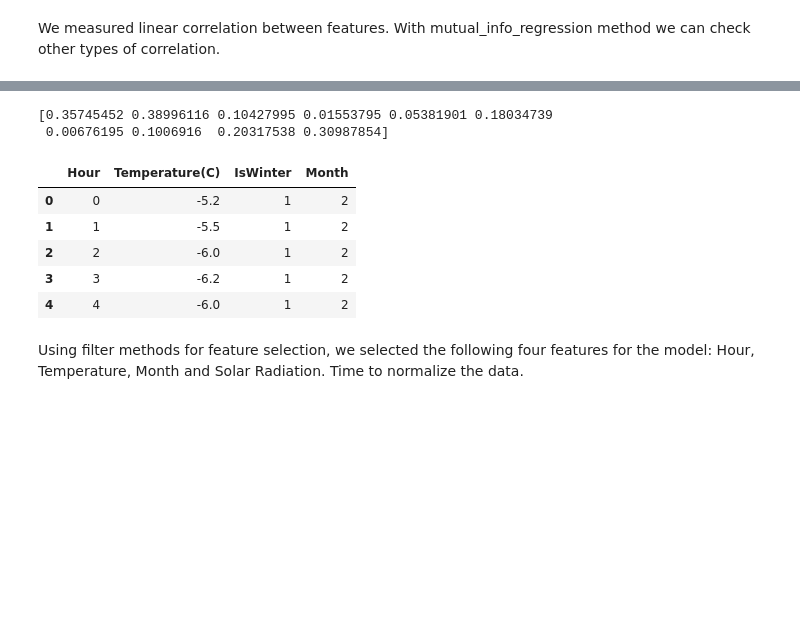
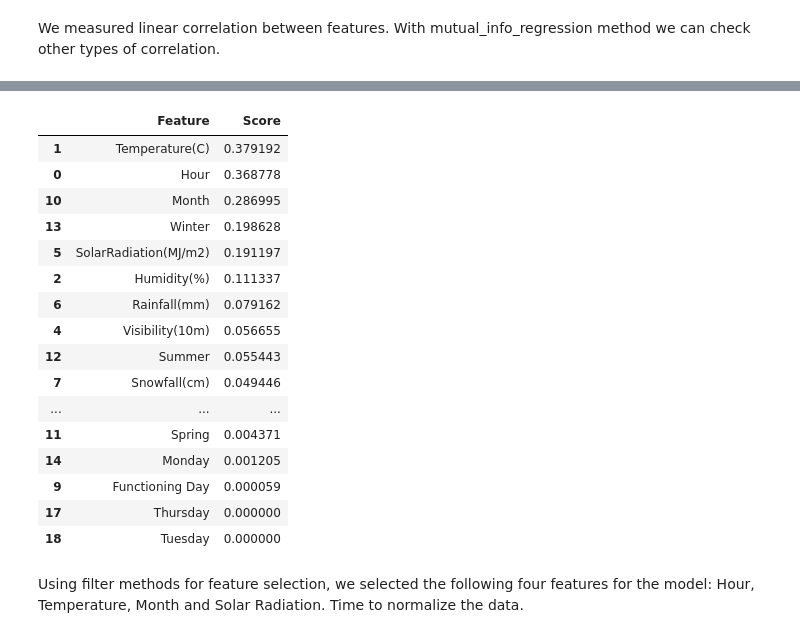
Before and after one commit to R0go/Bikes, a Jupyter notebook: Bikes_project.ipynb, the cells around one changed output, grey strips where cells are left out. Cells and saved outputs as stored; diff of their text form; code cells hidden in the pictures; blank space fills up the shorter version.

```diff
--- a/Bikes_project.ipynb
+++ b/Bikes_project.ipynb
@@ -458,13 +497,12 @@ We measured linear correlation between features. With mutual_info_regression met
 #removing obsolete features
 #Snowfall and Rainfall columns are now obsolete due to Precipitation feature
 #removing also Seasons and Dew point tempterature as they are correlated to other features (Month and Temperature respectively)
-features = bikes_df_testing.drop(columns = ['RentedBikeCount', 'Date','Rainfall(mm)', 'Snowfall(cm)', 'Seasons', 'Dew point temperature(C)'])
+X = bikes_df_testing.drop(columns = ['RentedBikeCount', 'Date','WeekDay','WeekDayEncoding','Precipitation', 'Seasons', 'Dew point temperature(C)', 'IsWinter'])
 #encoding categorical features
-le = LabelEncoder()
-features['Hour'] = le.fit_transform(features['Hour'])
-features['Month'] = le.fit_transform(features['Month'])
-features['Holiday'] = le.fit_transform(features['Holiday'])
-features['Precipitation'] = le.fit_transform(features['Precipitation'])
+
+
+
+
 Y = bikes_df_testing['RentedBikeCount']
 # %%
 #making sure all features are numerical
@@ -490,25 +528,42 @@ memory usage: 616.1 KB
-# %%
-print(mutual_info_regression(features, Y, random_state=68, discrete_features=[0,4,5,6]))
-# %% [output]
-[0.35745452 0.38996116 0.10427995 0.01553795 0.05381901 0.18034739
- 0.00676195 0.1006916  0.20317538 0.30987854]
 # %%
-score_func = partial(mutual_info_regression, discrete_features=[0,4,5,6], random_state=68)
+score_func = partial(mutual_info_regression, discrete_features=[0,8,9,10,11,12,13], random_state=68)
 
 # Select top 4 features with the most mutual information
-selection = SelectKBest(score_func=score_func, k=4)
+selection = SelectKBest(score_func=score_func, k=14)
 
-selection.fit_transform(features, Y)
-features = features[features.columns[selection.get_support(indices=True)]]
-
-features.head()
+selection.fit_transform(X, Y)
+scores = selection.scores_
+columns = X.columns
+X = X[X.columns[selection.get_support(indices=True)]]
+feature_scores = dict(map(lambda i,j : (i,j) , columns,scores))
+# feature_scores = np.array([X.columns, selection.scores_])
+feature_scores = pd.DataFrame.from_dict(feature_scores, orient='index').reset_index()
+feature_scores.rename(inplace=True, columns={'index':'Feature',0:'Score'})
+feature_scores = feature_scores.sort_values(by=['Score'],ascending=False)
+# feature_scores = pd.melt(feature_scores, id_vars = )
+# pd.melt(df,
+#                   id_vars=["location", "name"],
+#                   var_name="Date",
+#                   value_name="Value")
+feature_scores
 # %% [output]
-|  | Hour | Temperature(C) | IsWinter | Month |
-| 0 | 0 | -5.2 | 1 | 2 |
-| 1 | 1 | -5.5 | 1 | 2 |
-| 2 | 2 | -6.0 | 1 | 2 |
-| 3 | 3 | -6.2 | 1 | 2 |
-| 4 | 4 | -6.0 | 1 | 2 |
+|  | Feature | Score |
+| 1 | Temperature(C) | 0.379192 |
+| 0 | Hour | 0.368778 |
+| 10 | Month | 0.286995 |
+| 13 | Winter | 0.198628 |
+| 5 | SolarRadiation(MJ/m2) | 0.191197 |
+| 2 | Humidity(%) | 0.111337 |
+| 6 | Rainfall(mm) | 0.079162 |
+| 4 | Visibility(10m) | 0.056655 |
+| 12 | Summer | 0.055443 |
+| 7 | Snowfall(cm) | 0.049446 |
+| ... | ... | ... |
+| 11 | Spring | 0.004371 |
+| 14 | Monday | 0.001205 |
+| 9 | Functioning Day | 0.000059 |
+| 17 | Thursday | 0.000000 |
+| 18 | Tuesday | 0.000000 |
 # %% [markdown]
 Using filter methods for feature selection, we selected the following four features for the model: Hour, Temperature, Month and Solar Radiation. Time to normalize the data.
 # %%
```
Also changed, not shown: parts of 49 cells of this notebook.
